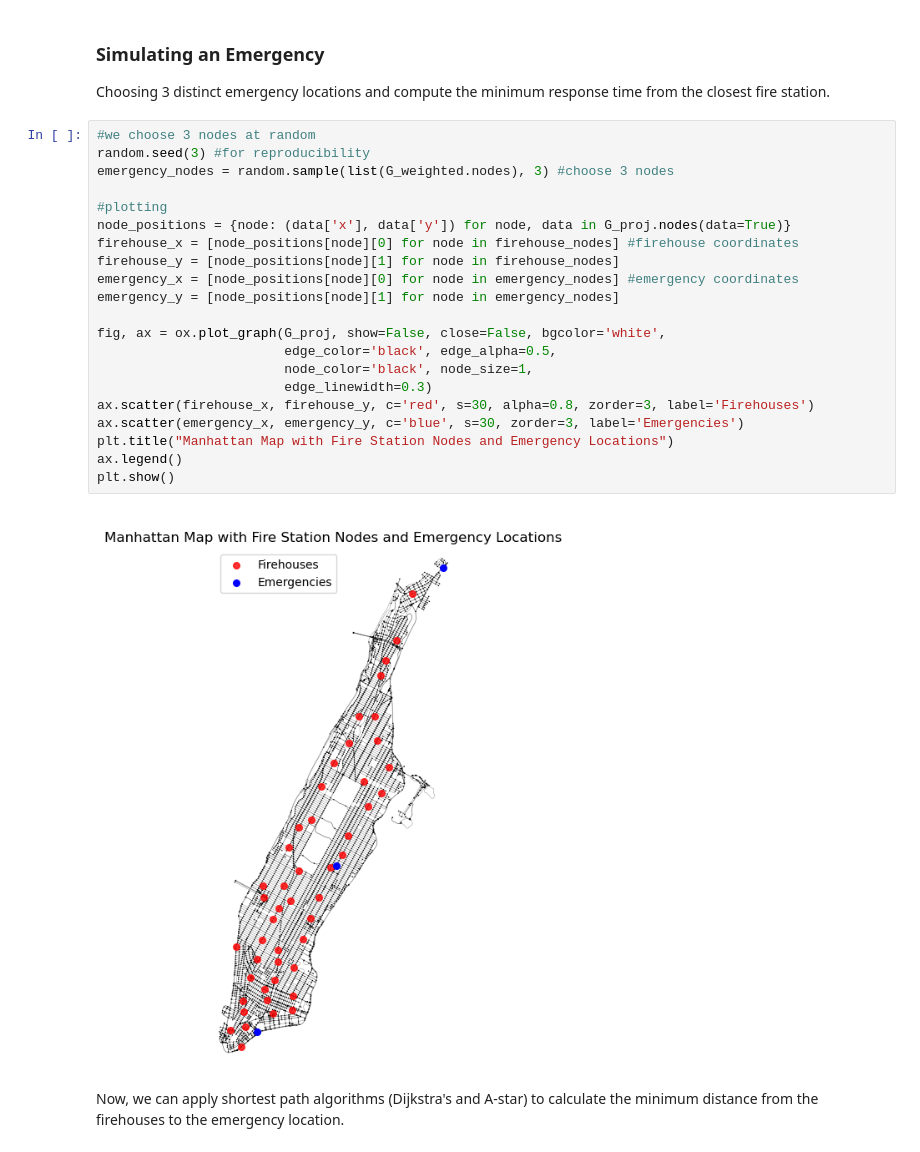
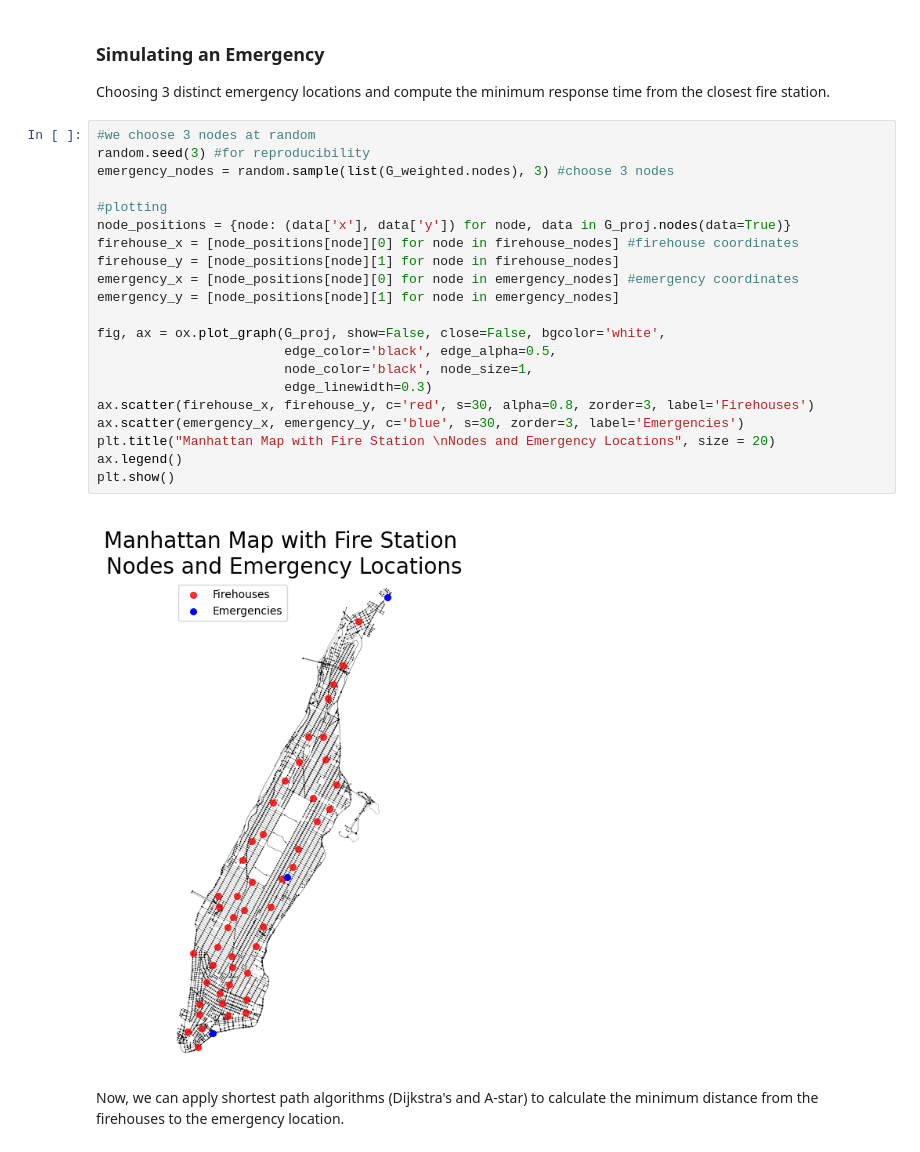
Before and after one commit to margheritatonon/Optimization-II-Project, a Jupyter notebook: dataloading.ipynb, the cells around one changed output. Saved outputs shown, nothing was run; the diff lists cells and outputs as text.

```diff
--- a/dataloading.ipynb
+++ b/dataloading.ipynb
@@ -105,26 +105,26 @@ Choosing 3 distinct emergency locations and compute the minimum response time fr
 # %%
 #we choose 3 nodes at random
 random.seed(3) #for reproducibility
 emergency_nodes = random.sample(list(G_weighted.nodes), 3) #choose 3 nodes
 
 #plotting
 node_positions = {node: (data['x'], data['y']) for node, data in G_proj.nodes(data=True)}
 firehouse_x = [node_positions[node][0] for node in firehouse_nodes] #firehouse coordinates
 firehouse_y = [node_positions[node][1] for node in firehouse_nodes]
 emergency_x = [node_positions[node][0] for node in emergency_nodes] #emergency coordinates
 emergency_y = [node_positions[node][1] for node in emergency_nodes]
 
 fig, ax = ox.plot_graph(G_proj, show=False, close=False, bgcolor='white',
                         edge_color='black', edge_alpha=0.5,
                         node_color='black', node_size=1,
                         edge_linewidth=0.3)
 ax.scatter(firehouse_x, firehouse_y, c='red', s=30, alpha=0.8, zorder=3, label='Firehouses')
 ax.scatter(emergency_x, emergency_y, c='blue', s=30, zorder=3, label='Emergencies')
-plt.title("Manhattan Map with Fire Station Nodes and Emergency Locations")
+plt.title("Manhattan Map with Fire Station \nNodes and Emergency Locations", size = 20)
 ax.legend()
 plt.show()
 # %% [output]
-[figure, old version]
+[figure, new version]
 # %% [markdown]
 Now, we can apply shortest path algorithms (Dijkstra's and A-star) to calculate the minimum distance from the firehouses to the emergency location.
 # %% [markdown]
```
Also changed, not shown: parts of 24 cells of this notebook.
